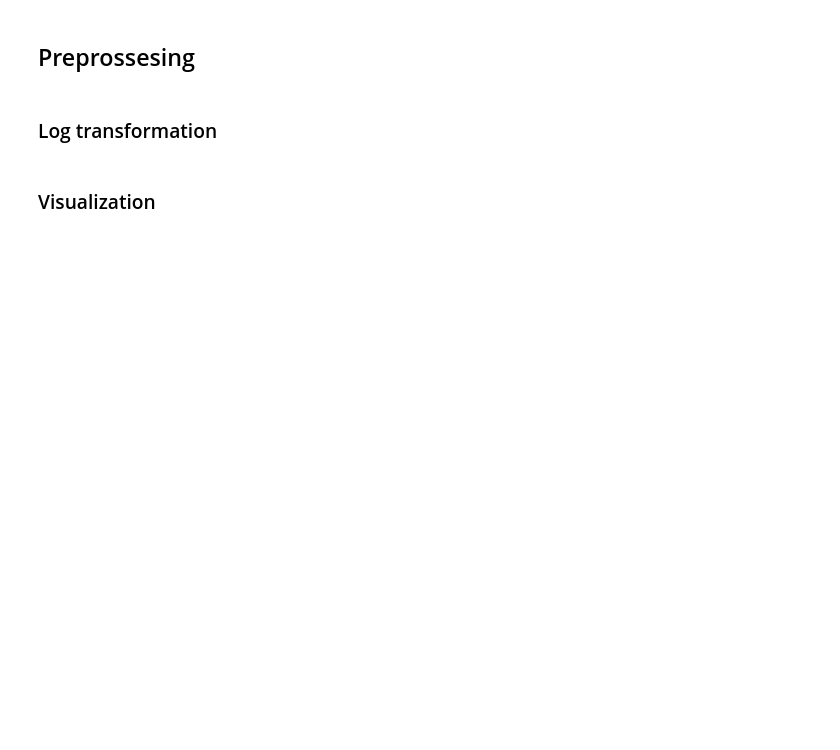
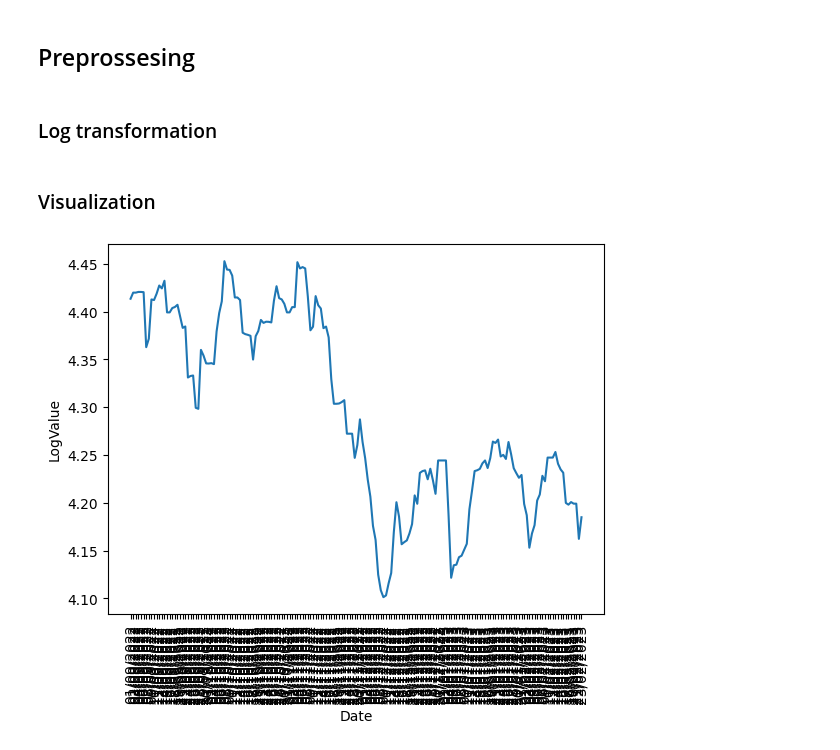
Before and after one commit to bluterplay/OctavoSemestre, a Jupyter notebook: SeriesTiempo/Untitled.ipynb, the cells around one changed output. Drawn from its saved outputs; the diff is of its cells as text; code cells hidden in the pictures; blank space fills up the shorter version.

```diff
--- a/SeriesTiempo/Untitled.ipynb
+++ b/SeriesTiempo/Untitled.ipynb
@@ -32,5 +52,11 @@ df["AuxDate"]= df.index
 # %% [markdown]
 ### Visualization
+# %%
+g=sns.lineplot(x=df.index, y="LogValue", data= df)
+g.set_xticklabels(rotation=90, labels=df["AuxDate"] )
+plt.show()
+# %% [output]
+[figure, added]
 # %%
 sns.lineplot(x='AuxDate', y='value', hue='variable',data=pd.melt(df, ['AuxDate'])).set(title='Time series exchange')
 # %% [output]
```
Also changed, not shown: parts of 38 cells of this notebook, 2 other files.
